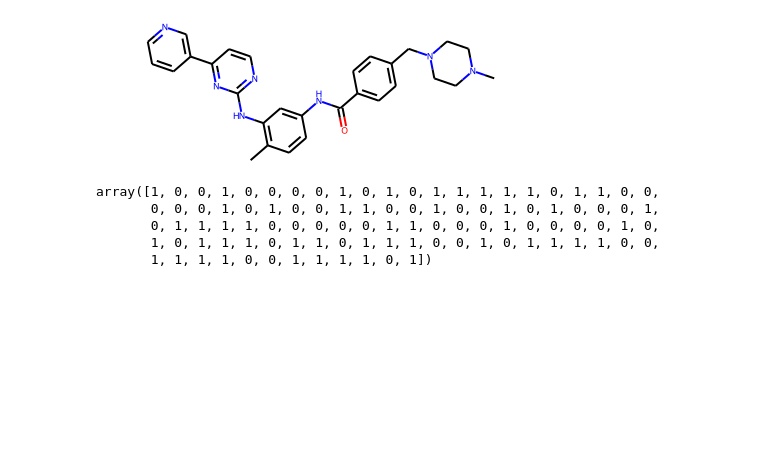
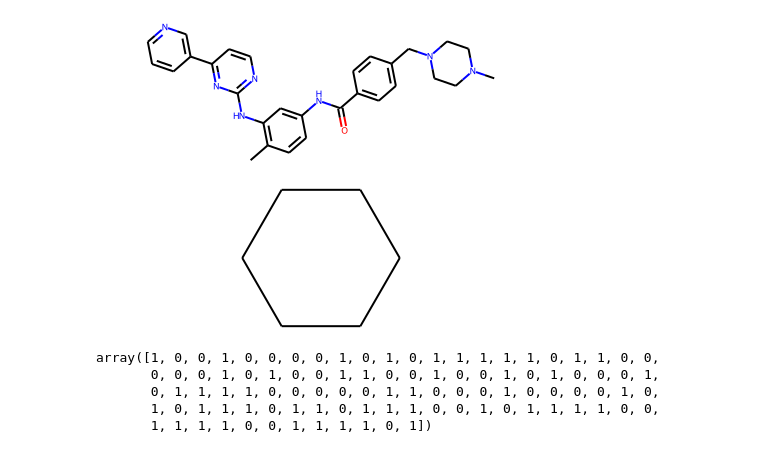
Before and after one commit to PJMichaels/Chemistry-Capstone, a Jupyter notebook: Cheminformatics_intro.ipynb, the cells around one changed output. Cells and saved outputs as stored; diff of their text form; code cells hidden in the pictures; blank space fills up the shorter version.

```diff
--- a/Cheminformatics_intro.ipynb
+++ b/Cheminformatics_intro.ipynb
@@ -19,3 +23,9 @@ gleevec
+# %%
+cyclo_hexane=Chem.MolFromSmiles('C1CCCCC1') # Smiles representation (strings of letters/numbers/symobls)
+Chem.Draw.MolToFile(cyclo_hexane,'2D_sctructure_cyclohexane.png',size=(300,300))
+cyclo_hexane
+# %% [output]
+[figure, added]
 # %%
 from rdkit.Chem import AllChem
 import numpy as np
```
Also changed, not shown: parts of 8 cells of this notebook.
